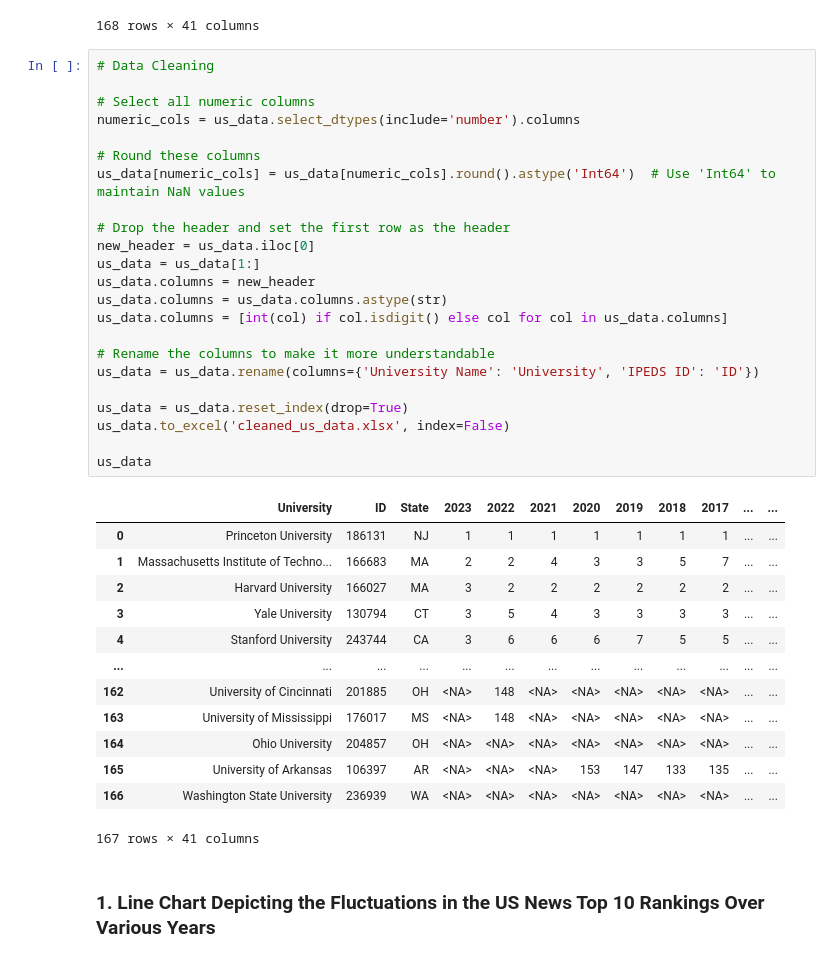
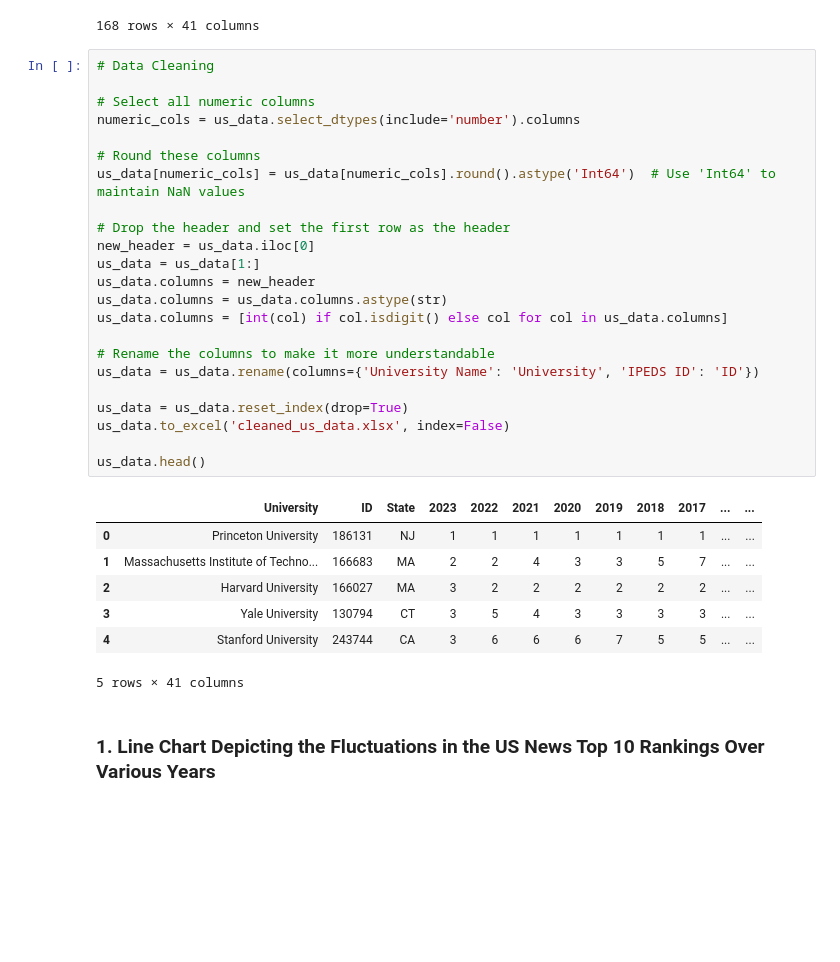
Before and after one commit to VUDataSci/data-presentation-ewanlong, a Jupyter notebook: Ranking_analysis.ipynb, the cells around one changed output. Cells and saved outputs as stored; diff of their text form; blank space fills up the shorter version.

```diff
--- a/Ranking_analysis.ipynb
+++ b/Ranking_analysis.ipynb
@@ -32,40 +32,34 @@ us_data
 # %%
 # Data Cleaning
 
 # Select all numeric columns
 numeric_cols = us_data.select_dtypes(include='number').columns
 
 # Round these columns
 us_data[numeric_cols] = us_data[numeric_cols].round().astype('Int64')  # Use 'Int64' to maintain NaN values
 
 # Drop the header and set the first row as the header
 new_header = us_data.iloc[0]
 us_data = us_data[1:]
 us_data.columns = new_header
 us_data.columns = us_data.columns.astype(str)
 us_data.columns = [int(col) if col.isdigit() else col for col in us_data.columns]
 
 # Rename the columns to make it more understandable
 us_data = us_data.rename(columns={'University Name': 'University', 'IPEDS ID': 'ID'})
 
 us_data = us_data.reset_index(drop=True)
 us_data.to_excel('cleaned_us_data.xlsx', index=False)
 
-us_data
+us_data.head()
 # %% [output]
 |  | University | ID | State | 2023 | 2022 | 2021 | 2020 | 2019 | 2018 | 2017 | ... | ... |
 | 0 | Princeton University | 186131 | NJ | 1 | 1 | 1 | 1 | 1 | 1 | 1 | ... | ... |
 | 1 | Massachusetts Institute of Techno... | 166683 | MA | 2 | 2 | 4 | 3 | 3 | 5 | 7 | ... | ... |
 | 2 | Harvard University | 166027 | MA | 3 | 2 | 2 | 2 | 2 | 2 | 2 | ... | ... |
 | 3 | Yale University | 130794 | CT | 3 | 5 | 4 | 3 | 3 | 3 | 3 | ... | ... |
 | 4 | Stanford University | 243744 | CA | 3 | 6 | 6 | 6 | 7 | 5 | 5 | ... | ... |
-| ... | ... | ... | ... | ... | ... | ... | ... | ... | ... | ... | ... | ... |
-| 162 | University of Cincinnati | 201885 | OH | <NA> | 148 | <NA> | <NA> | <NA> | <NA> | <NA> | ... | ... |
-| 163 | University of Mississippi | 176017 | MS | <NA> | 148 | <NA> | <NA> | <NA> | <NA> | <NA> | ... | ... |
-| 164 | Ohio University | 204857 | OH | <NA> | <NA> | <NA> | <NA> | <NA> | <NA> | <NA> | ... | ... |
-| 165 | University of Arkansas | 106397 | AR | <NA> | <NA> | <NA> | 153 | 147 | 133 | 135 | ... | ... |
-| 166 | Washington State University | 236939 | WA | <NA> | <NA> | <NA> | <NA> | <NA> | <NA> | <NA> | ... | ... |
-167 rows × 41 columns
+5 rows × 41 columns
 # %% [markdown]
 ### **1. Line Chart Depicting the Fluctuations in the US News Top 10 Rankings Over Various Years**
 # %%
```
Also changed, not shown: parts of 5 cells of this notebook.
